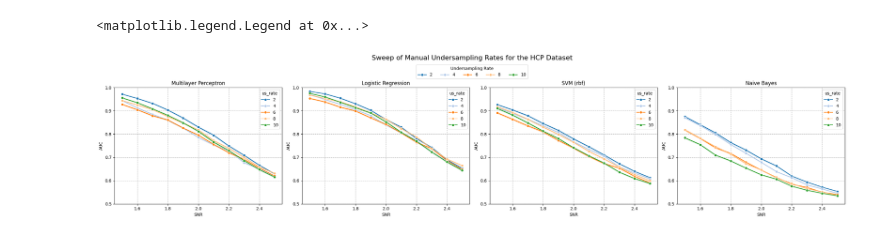
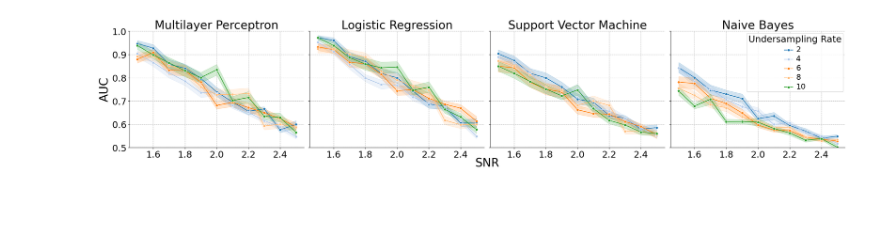
Before and after one commit to neuroneural/undersampling-project, a Jupyter notebook: scripts/plot.ipynb, the cells around one changed output. Cells and saved outputs as stored; diff of their text form; code cells hidden in the pictures; blank space fills up the shorter version.

```diff
--- a/scripts/plot.ipynb
+++ b/scripts/plot.ipynb
@@ -217,39 +217,58 @@ for i, classifier in enumerate(classifiers):
     sns.lineplot(
         data=summary_df, x=x, y='mean_auc', hue=hue, hue_order=hue_order,
         palette=palette, marker='o', ax=axes[i]
     )
 
     # Add error bands manually
     for key, grp in summary_df.groupby(hue):
         color = palette[key]
         axes[i].fill_between(grp[x], grp['mean_auc'] - grp['se_auc'], grp['mean_auc'] + grp['se_auc'], color=color, alpha=0.2)
 
     if classifier == 'SVM':
-        axes[i].set_title(f'{classifier} ({kernel_type})')
+        axes[i].set_title(f'Support Vector Machine', fontsize=28)
     else:
-        axes[i].set_title(f'{classifier}')
+        axes[i].set_title(f'{classifier}', fontsize=28)
     axes[i].set_ylim(0.5, 1)  # Setting y-limit
-    axes[i].set_xlabel('SNR')
-    axes[i].set_ylabel('AUC')
+    axes[i].set_xlabel('')
+    if i == 0:
+        axes[i].set_ylabel('AUC', fontsize=28)
+    else:
+        axes[i].set_ylabel('')
+        axes[i].set_yticklabels([])
+
 
 
 # Adjust layout
 plt.tight_layout(rect=[0, 0, 1, 0.96])
 
 # Add a super title
 #fig.suptitle(f"Finnish Dataset AUC vs SNR using FBIRN subject {subID} Noise", fontsize=16, y=1.10)
 #plt_name = f"{signal_dataset.upper()} Dataset AUC vs SNR using {noise_dataset.upper()} Noise" if not window_pairs \
 #    else f"{signal_dataset.upper()} Dataset AUC vs SNR using {noise_dataset.upper()} Noise (Random Window Pairs)"
-plt_name = "Sweep of Manual Undersampling Rates for the HCP Dataset"
-fig.suptitle(plt_name, fontsize=16, y=1.10)
+#plt_name = "Sweep of Manual Undersampling Rates for the HCP Dataset"
+#fig.suptitle(plt_name, fontsize=16, y=1.10)
 
 # Add grid
 for ax in axes:
     ax.grid(True, which='both', axis='both', linestyle='--')
+    ax.spines['top'].set_visible(False)
+    ax.spines['right'].set_visible(False)
+    ax.tick_params(axis='both', which='major', labelsize=22)
+    if ax != axes[3]:
+        ax.get_legend().remove()
+    else:
+        legend = ax.get_legend()
+        legend.set_title("Undersampling Rate", prop={'size': 22})
+        for text in legend.get_texts():
+            text.set_fontsize(18)
+
 
 # Add legends
 handles, labels = axes[0].get_legend_handles_labels()
-fig.legend(handles, labels, loc='upper center', ncol=len(us_rates), title='Undersampling Rate', bbox_to_anchor=(0.5, 1.05))
+#fig.legend(handles, labels, loc='upper center', ncol=len(us_rates), title='Undersampling Rate', bbox_to_anchor=(0.5, 1.05))
+fig.text(0.515, -.05, "SNR", ha='center', fontsize=28)
+
+
+plt.savefig('us-rates.svg', format='svg')
 # %% [output]
-<matplotlib.legend.Legend at 0x...>
-[figure, old version]
+[figure, new version]
```
Also changed, not shown: parts of 3 cells of this notebook, 1 other file.
